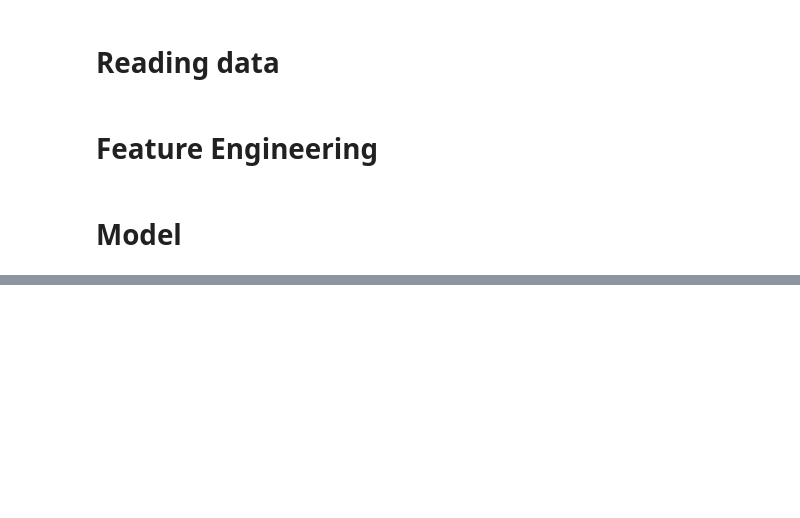
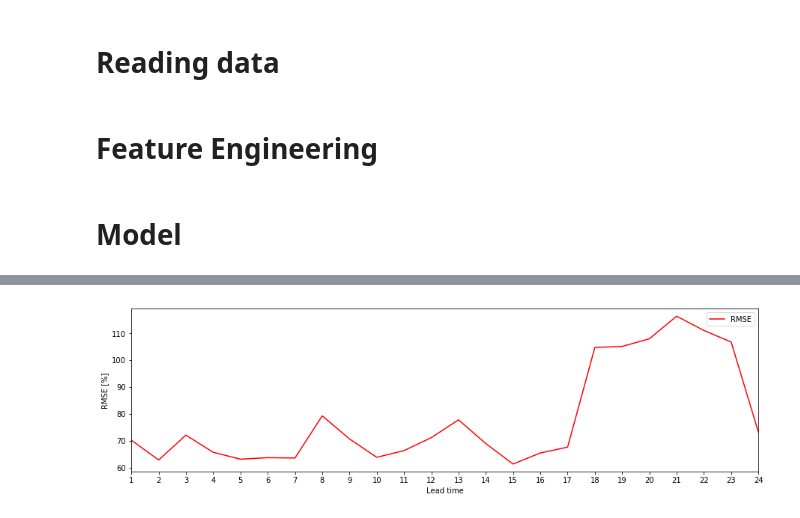
Before and after one commit to lucasblt/ren-elec-markets, a Jupyter notebook: assignment3/stage2/stage2.ipynb, the cells around one changed output, grey strips where cells are left out. Cells and saved outputs as stored; diff of their text form; code cells hidden in the pictures; blank space fills up the shorter version.

```diff
--- a/assignment3/stage2/stage2.ipynb
+++ b/assignment3/stage2/stage2.ipynb
@@ -92,0 +115,24 @@ np.savetxt("stage2.csv", predictions, delimiter=",")
+# %%
+rmse_h = result
+rmse_h['pred'] = predictions
+rmse_h['hour'] = rmse_h.index.hour
+rmse_h['hour'] = rmse_h['hour'].replace(0,24)
+rmse_h['sq-error'] = (rmse_h['POWER'] - rmse_h['pred'])**2
+rmse_h = rmse_h.groupby('hour').sum().drop(columns=['POWER','pred'])
+rmse_h['RMSE'] = 100*rmse_h['sq-error']**(1/2)
+
+x = rmse_h.index
+y1 = rmse_h['RMSE'].values
+
+plt.figure(figsize=(15,4))
+plt.plot(x,y1, color='red')
+ax = plt.gca()
+ax.set_xlim(1,24)
+ax.set_xticks(range(1,25));
+ax.set_ylabel('RMSE [%]')
+ax.set_xlabel('Lead time')
+#ax.set_title('Forecast for 01/01/2018')
+ax.legend(['RMSE']);
+plt.savefig('rmse_2.png', bbox_inches = 'tight')
+# %% [output]
+[figure, added]
```
Also changed, not shown: parts of 4 cells of this notebook, 9 other files.
